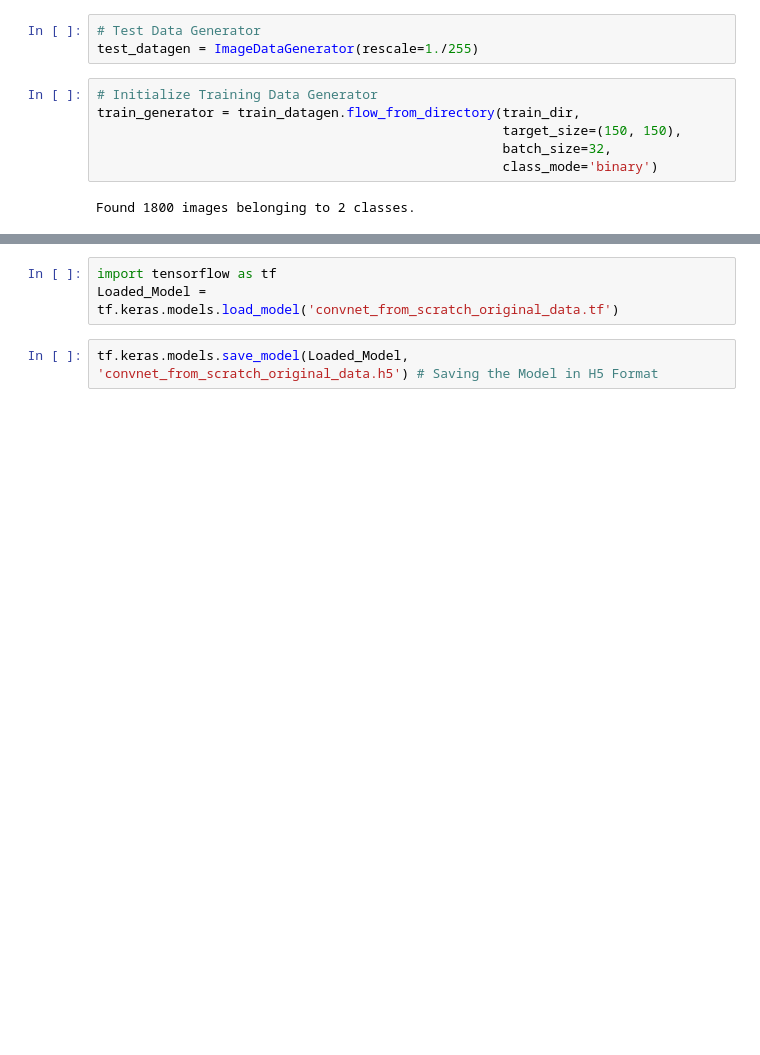
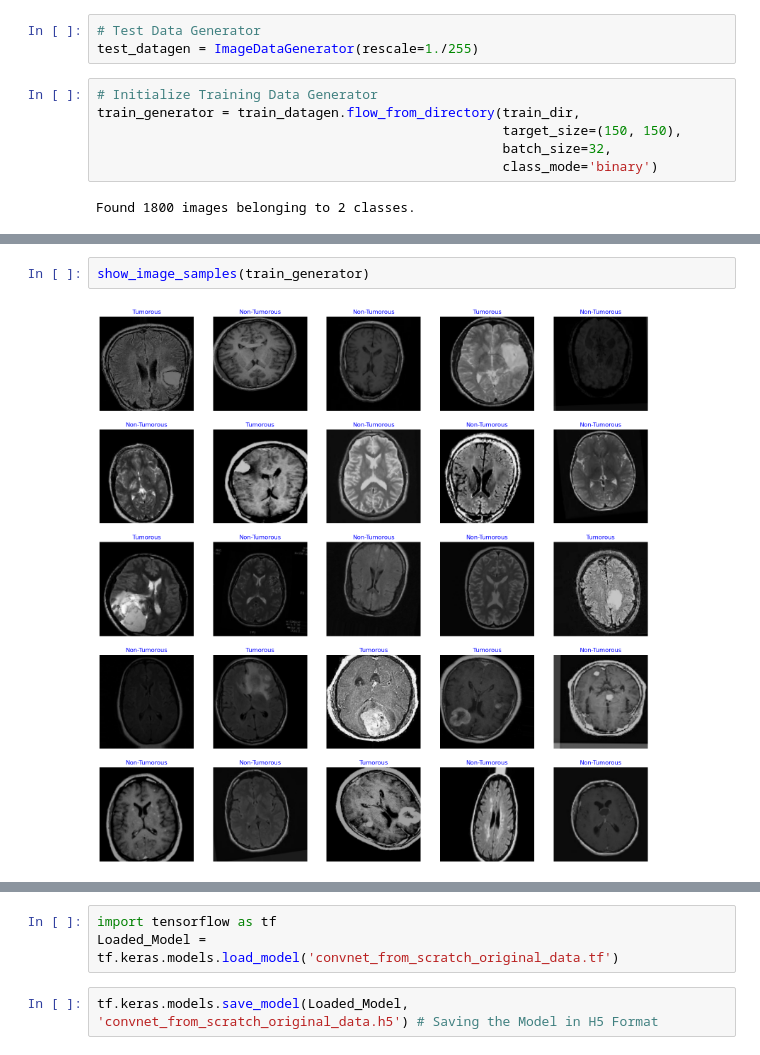
Before and after one commit to Optimistix/Brain_Tumor_Detection_using_MRI_Images_from_Kaggle_Br35H, a Jupyter notebook: notebook.ipynb, the cells around one changed output, grey strips where cells are left out. Drawn from its saved outputs; the diff is of its cells as text; blank space fills up the shorter version.

```diff
--- a/notebook.ipynb
+++ b/notebook.ipynb
@@ -262,6 +322,10 @@ validation_generator = val_datagen.flow_from_directory(
     class_mode='binary')
 # %% [output]
 Found 600 images belonging to 2 classes.
+# %%
+show_image_samples(train_generator)
+# %% [output]
+[figure, added]
 # %%
 # Train Model With Augmented Data
 # Train the model
```
Also changed, not shown: parts of 45 cells of this notebook.
